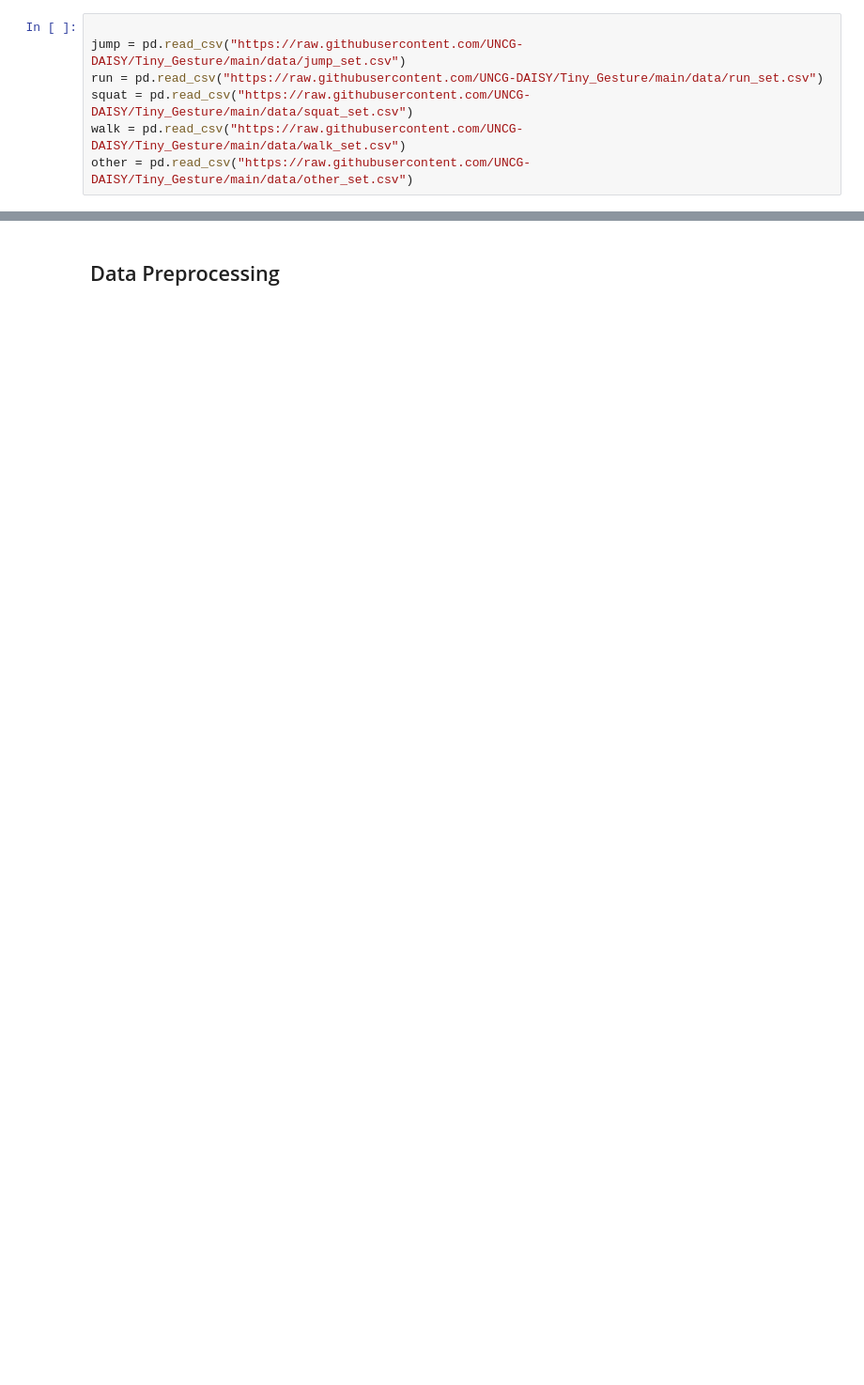
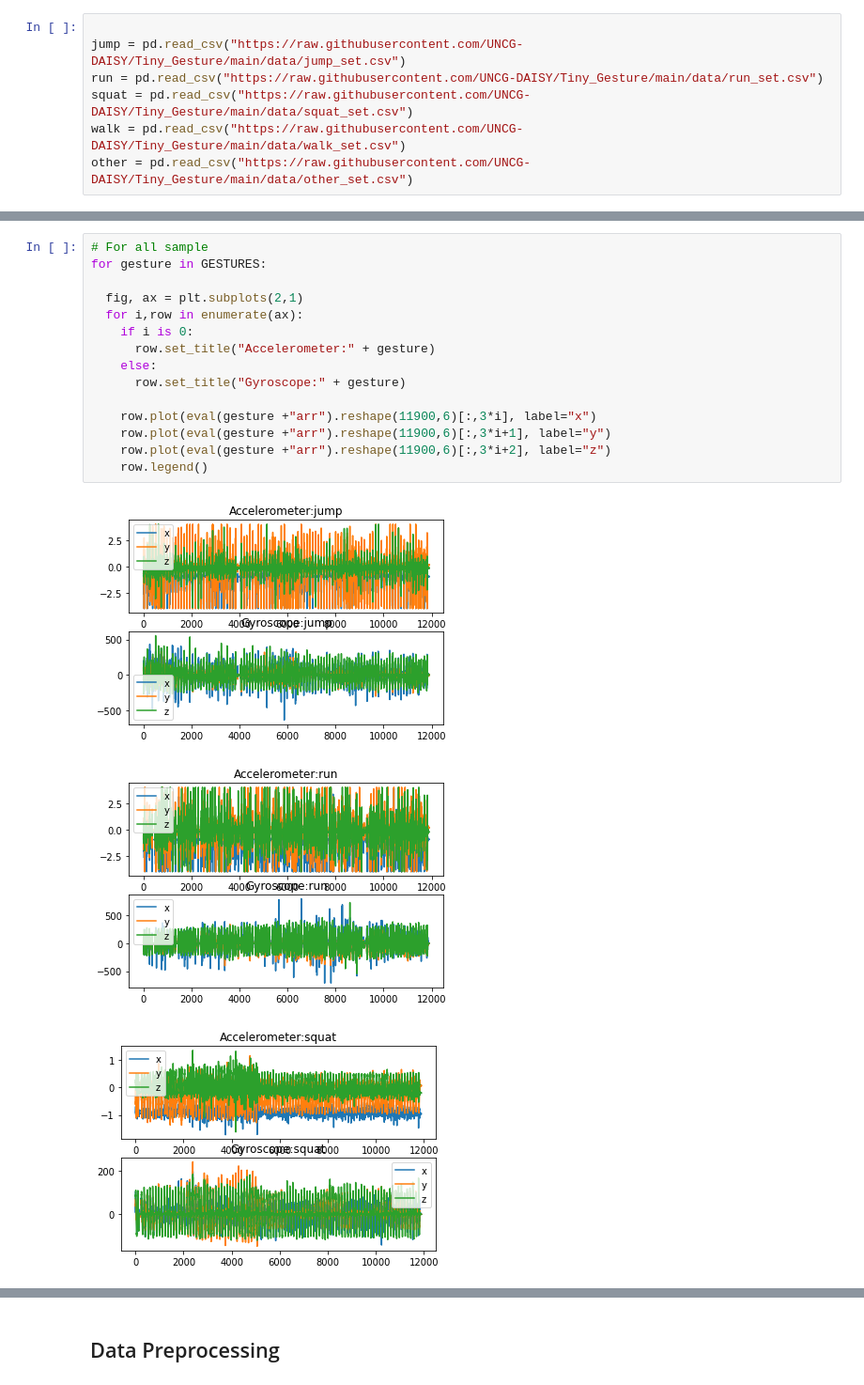
Before and after one commit to SidharthArya/Deep_Learning_Class_Manit, a Jupyter notebook: Lab/001_Implementing_Gesture_Classifier_with_tensorflow.ipynb, the cells around one changed output, grey strips where cells are left out. Shown at 94% size. Saved outputs shown, nothing was run; the diff lists cells and outputs as text; blank space fills up the shorter version.

```diff
--- a/Lab/001_Implementing_Gesture_Classifier_with_tensorflow.ipynb
+++ b/Lab/001_Implementing_Gesture_Classifier_with_tensorflow.ipynb
@@ -24,0 +50,19 @@ run.shape
+# %%
+# For all sample
+for gesture in GESTURES:
+
+  fig, ax = plt.subplots(2,1)
+  for i,row in enumerate(ax):
+    if i is 0:
+      row.set_title("Accelerometer:" + gesture)
+    else:
+      row.set_title("Gyroscope:" + gesture)
+
+    row.plot(eval(gesture +"arr").reshape(11900,6)[:,3*i], label="x")
+    row.plot(eval(gesture +"arr").reshape(11900,6)[:,3*i+1], label="y")
+    row.plot(eval(gesture +"arr").reshape(11900,6)[:,3*i+2], label="z")
+    row.legend()
+# %% [output]
+[figure, added]
+[figure, added]
+[figure, added]
```
Also changed, not shown: parts of 41 cells of this notebook.
